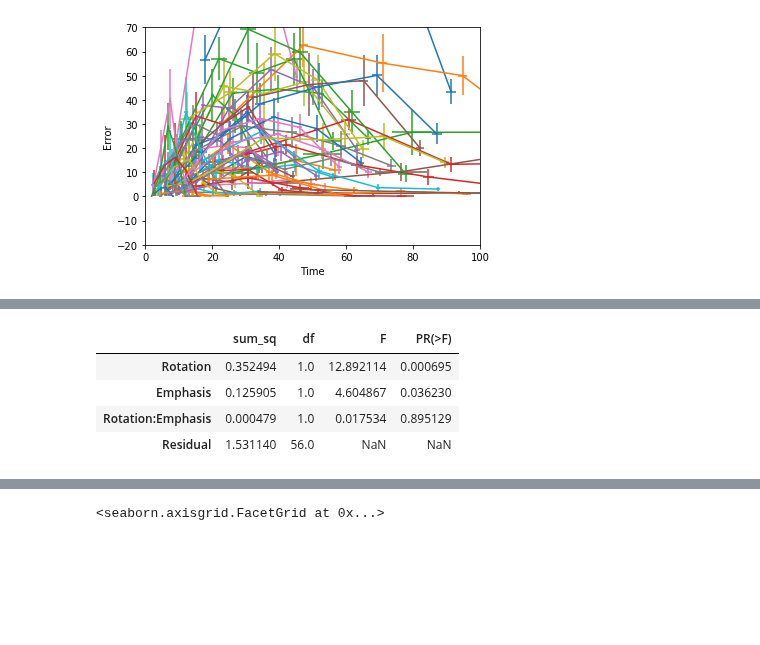
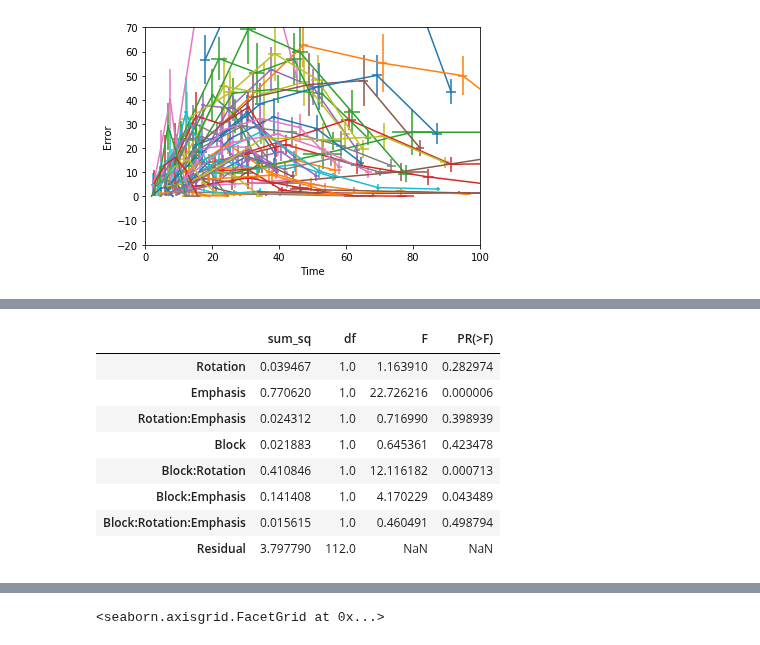
Before and after one commit to tejas-savalia/Lab-Codes, a Jupyter notebook: Psychtoolbox/Visuomotor_Adaptation_Tablet/python_scripts/analyses.ipynb, the cells around one changed output, grey strips where cells are left out. Drawn from its saved outputs; the diff is of its cells as text; code cells hidden in the pictures; blank space fills up the shorter version.

```diff
--- a/Psychtoolbox/Visuomotor_Adaptation_Tablet/python_scripts/analyses.ipynb
+++ b/Psychtoolbox/Visuomotor_Adaptation_Tablet/python_scripts/analyses.ipynb
@@ -145,10 +150,14 @@ block_wise = errors.groupby(['Participant_Id', 'Block', 'Rotation', 'Emphasis',
 # %%
-model = smf.ols('Errors~Rotation*Emphasis', data = block_wise[block_wise['Block'] == 11]).fit()
+model = smf.ols('Errors~Block*Rotation*Emphasis', data = block_wise.loc[(block_wise['Block'] == 10) | (block_wise['Block'] == 11)]).fit()
 aov = sm.stats.anova_lm(model, typ = 2)
 aov
 # %% [output]
 |  | sum_sq | df | F | PR(>F) |
-| Rotation | 0.352494 | 1.0 | 12.892114 | 0.000695 |
-| Emphasis | 0.125905 | 1.0 | 4.604867 | 0.036230 |
-| Rotation:Emphasis | 0.000479 | 1.0 | 0.017534 | 0.895129 |
-| Residual | 1.531140 | 56.0 | NaN | NaN |
+| Rotation | 0.039467 | 1.0 | 1.163910 | 0.282974 |
+| Emphasis | 0.770620 | 1.0 | 22.726216 | 0.000006 |
+| Rotation:Emphasis | 0.024312 | 1.0 | 0.716990 | 0.398939 |
+| Block | 0.021883 | 1.0 | 0.645361 | 0.423478 |
+| Block:Rotation | 0.410846 | 1.0 | 12.116182 | 0.000713 |
+| Block:Emphasis | 0.141408 | 1.0 | 4.170229 | 0.043489 |
+| Block:Rotation:Emphasis | 0.015615 | 1.0 | 0.460491 | 0.498794 |
+| Residual | 3.797790 | 112.0 | NaN | NaN |
```
Also changed, not shown: parts of 11 cells of this notebook, 3 other files.
